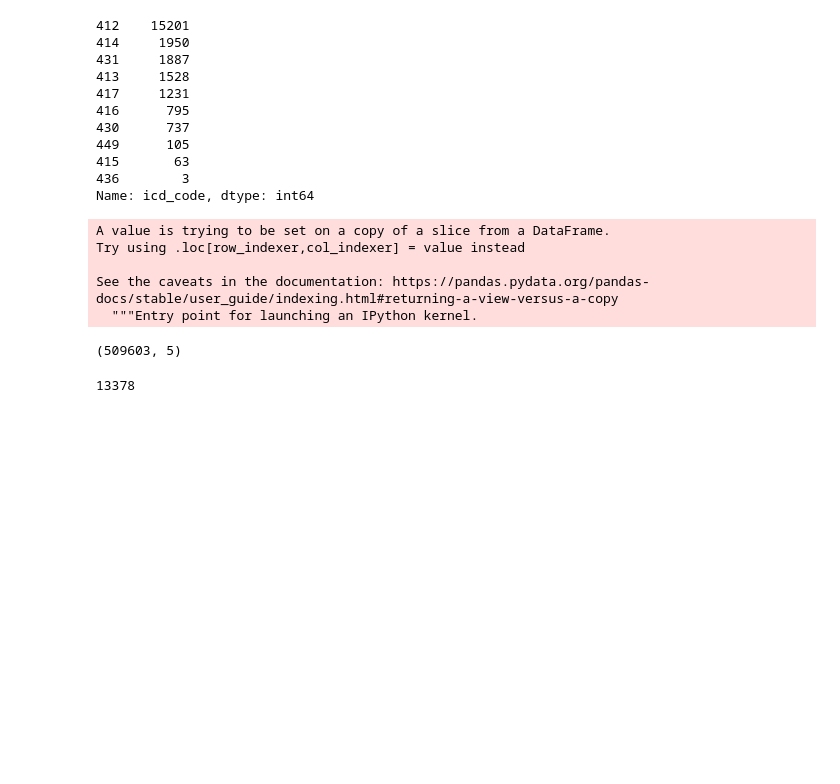
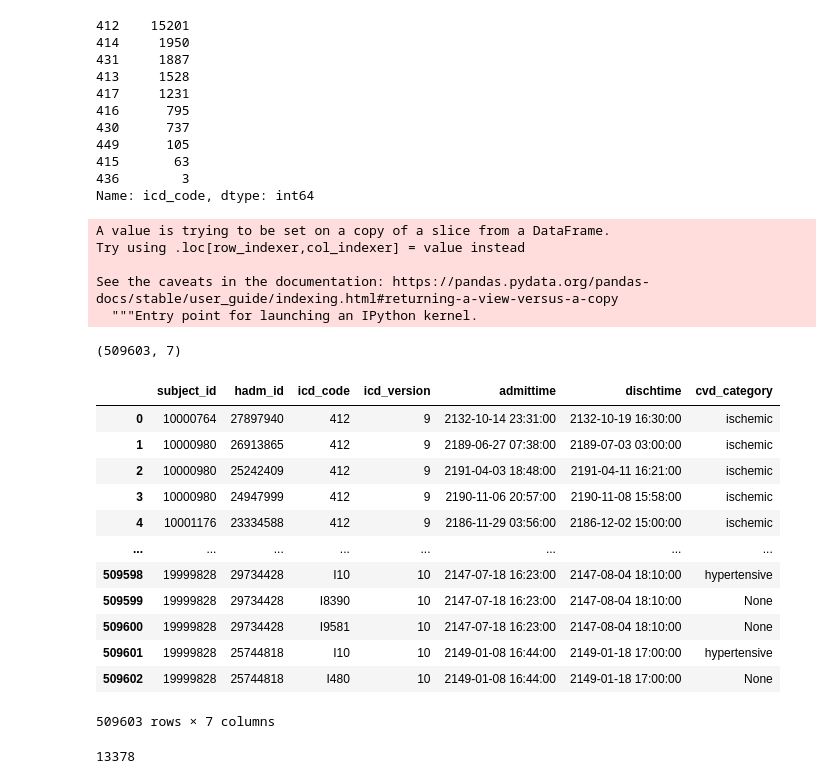
Before and after one commit to yloughribi/Internship, a Jupyter notebook: Python_script.ipynb, the cells around one changed output. Cells and saved outputs as stored; diff of their text form; code cells hidden in the pictures; blank space fills up the shorter version.

```diff
--- a/Python_script.ipynb
+++ b/Python_script.ipynb
@@ -88,7 +118,7 @@ ICD_9_dict = {
     'arterioles': range(440, 450)
 }
 # %%
-diag_icd9 = diag[diag['icd_code'].str.match(r'^\d')]
+diag_icd9 = diag_adm_table[diag_adm_table['icd_code'].str.match(r'^\d')]
 # %%
 diag_icd9['icd_code'] = diag_icd9['icd_code'].astype('int64')
 # %% [output]
@@ -145,7 +174,7 @@ diag_cvd_9['icd_code'].sort_values().value_counts()
 436        3
 Name: icd_code, dtype: int64
 # %%
-diag_cvd_10 = diag[diag['icd_code'].str.startswith('I')]
+diag_cvd_10 = diag_adm_table[diag_adm_table['icd_code'].str.startswith('I')]
 # %%
 ICD_10_dict = {
     'hypertensive': ['I10', 'I11', 'I12', 'I13', 'I15'],
@@ -177,7 +206,23 @@ diag_cvd = diag_cvd.reset_index(drop=True)
 # %%
 diag_cvd.shape
 # %% [output]
-(509603, 5)
+(509603, 7)
+# %%
+diag_cvd
+# %% [output]
+|  | subject_id | hadm_id | icd_code | icd_version | admittime | dischtime | cvd_category |
+| 0 | 10000764 | 27897940 | 412 | 9 | 2132-10-14 23:31:00 | 2132-10-19 16:30:00 | ischemic |
+| 1 | 10000980 | 26913865 | 412 | 9 | 2189-06-27 07:38:00 | 2189-07-03 03:00:00 | ischemic |
+| 2 | 10000980 | 25242409 | 412 | 9 | 2191-04-03 18:48:00 | 2191-04-11 16:21:00 | ischemic |
+| 3 | 10000980 | 24947999 | 412 | 9 | 2190-11-06 20:57:00 | 2190-11-08 15:58:00 | ischemic |
+| 4 | 10001176 | 23334588 | 412 | 9 | 2186-11-29 03:56:00 | 2186-12-02 15:00:00 | ischemic |
+| ... | ... | ... | ... | ... | ... | ... | ... |
+| 509598 | 19999828 | 29734428 | I10 | 10 | 2147-07-18 16:23:00 | 2147-08-04 18:10:00 | hypertensive |
+| 509599 | 19999828 | 29734428 | I8390 | 10 | 2147-07-18 16:23:00 | 2147-08-04 18:10:00 | None |
+| 509600 | 19999828 | 29734428 | I9581 | 10 | 2147-07-18 16:23:00 | 2147-08-04 18:10:00 | None |
+| 509601 | 19999828 | 25744818 | I10 | 10 | 2149-01-08 16:44:00 | 2149-01-18 17:00:00 | hypertensive |
+| 509602 | 19999828 | 25744818 | I480 | 10 | 2149-01-08 16:44:00 | 2149-01-18 17:00:00 | None |
+509603 rows × 7 columns
 # %%
 diag_cvd['subject_id'].value_counts(dropna=True).unique().sum()
 # %% [output]
```
Also changed, not shown: parts of 72 cells of this notebook, 1 other file.
